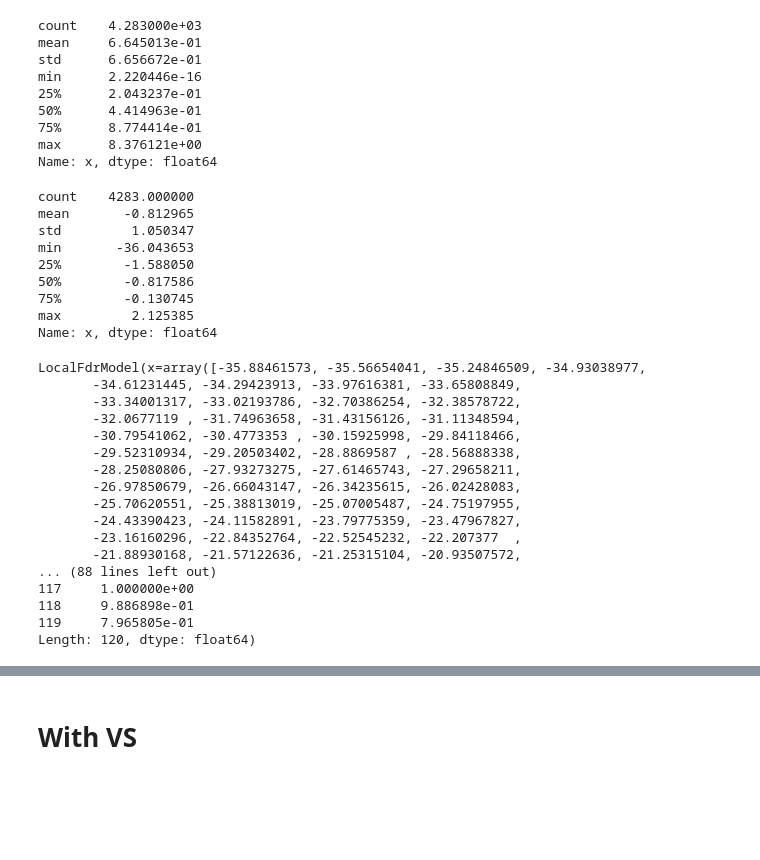
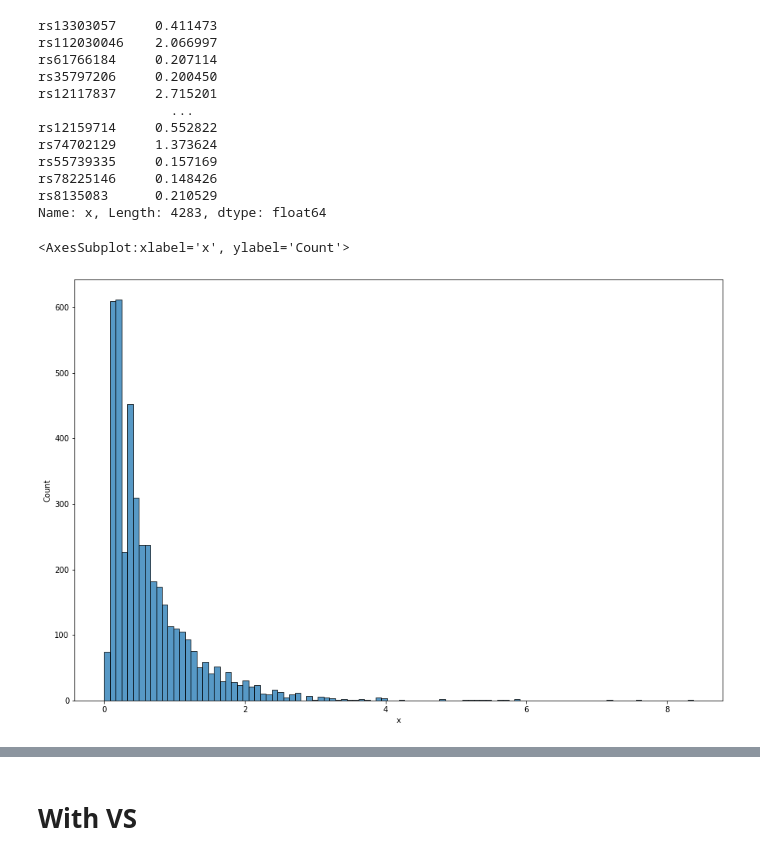
Before and after one commit to aehrc/VariantSpark, a Jupyter notebook: examples/compute_local_fdr.ipynb, the cells around one changed output, grey strips where cells are left out. Drawn from its saved outputs; the diff is of its cells as text; code cells hidden in the pictures; blank space fills up the shorter version.

```diff
--- a/examples/compute_local_fdr.ipynb
+++ b/examples/compute_local_fdr.ipynb
@@ -21,27 +22,17 @@ from varspark.stats.lfdr import LocalFdrModel
 # %%
 data = pd.read_csv('Letitia_CV_impurity_corrected.tsv', sep='\t')
 importances = data.squeeze() #Transforming the dataframe into seriesis
-importances.describe()
+importances
 # %% [output]
-count    4.283000e+03
-mean     6.645013e-01
-std      6.656672e-01
-min      2.220446e-16
-25%      2.043237e-01
-50%      4.414963e-01
-75%      8.774414e-01
-max      8.376121e+00
-Name: x, dtype: float64
+rs13303057     0.411473
+rs112030046    2.066997
+rs61766184     0.207114
+rs35797206     0.200450
+rs12117837     2.715201
+                 ...
+rs12159714     0.552822
+rs74702129     1.373624
+rs55739335     0.157169
+rs78225146     0.148426
+rs8135083      0.210529
+Name: x, Length: 4283, dtype: float64
-# %%
-log_importances = np.log(importances)
-log_importances.describe()
-# %% [output]
-count    4283.000000
-mean       -0.812965
-std         1.050347
-min       -36.043653
-25%        -1.588050
-50%        -0.817586
-75%        -0.130745
-max         2.125385
-Name: x, dtype: float64
@@ -50,20 +39,6 @@ fdr_model = LocalFdrModel.fit(log_importances)
-# %%
-fdr_model
-# %% [output]
-LocalFdrModel(x=array([-35.88461573, -35.56654041, -35.24846509, -34.93038977,
-       -34.61231445, -34.29423913, -33.97616381, -33.65808849,
-       -33.34001317, -33.02193786, -32.70386254, -32.38578722,
-       -32.0677119 , -31.74963658, -31.43156126, -31.11348594,
-       -30.79541062, -30.4773353 , -30.15925998, -29.84118466,
-       -29.52310934, -29.20503402, -28.8869587 , -28.56888338,
-       -28.25080806, -27.93273275, -27.61465743, -27.29658211,
-       -26.97850679, -26.66043147, -26.34235615, -26.02428083,
-       -25.70620551, -25.38813019, -25.07005487, -24.75197955,
-       -24.43390423, -24.11582891, -23.79775359, -23.47967827,
-       -23.16160296, -22.84352764, -22.52545232, -22.207377  ,
-       -21.88930168, -21.57122636, -21.25315104, -20.93507572,
-... (88 lines left out)
-117     1.000000e+00
-118     9.886898e-01
-119     7.965805e-01
-Length: 120, dtype: float64)
+# %%
+import seaborn as sns
+sns.histplot(importances)
+# %% [output]
+<AxesSubplot:xlabel='x', ylabel='Count'>
+[figure, added]
```
Also changed, not shown: parts of 15 cells of this notebook, 3 other files.
